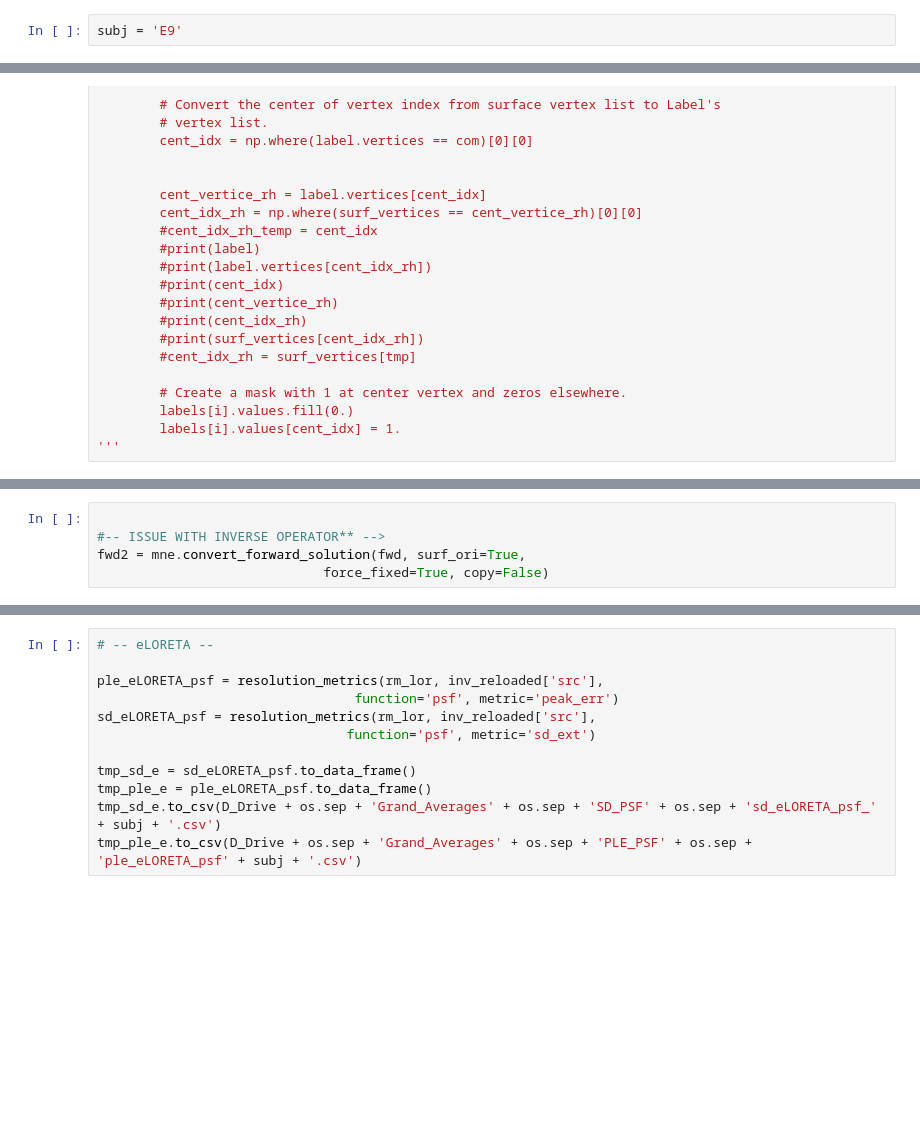
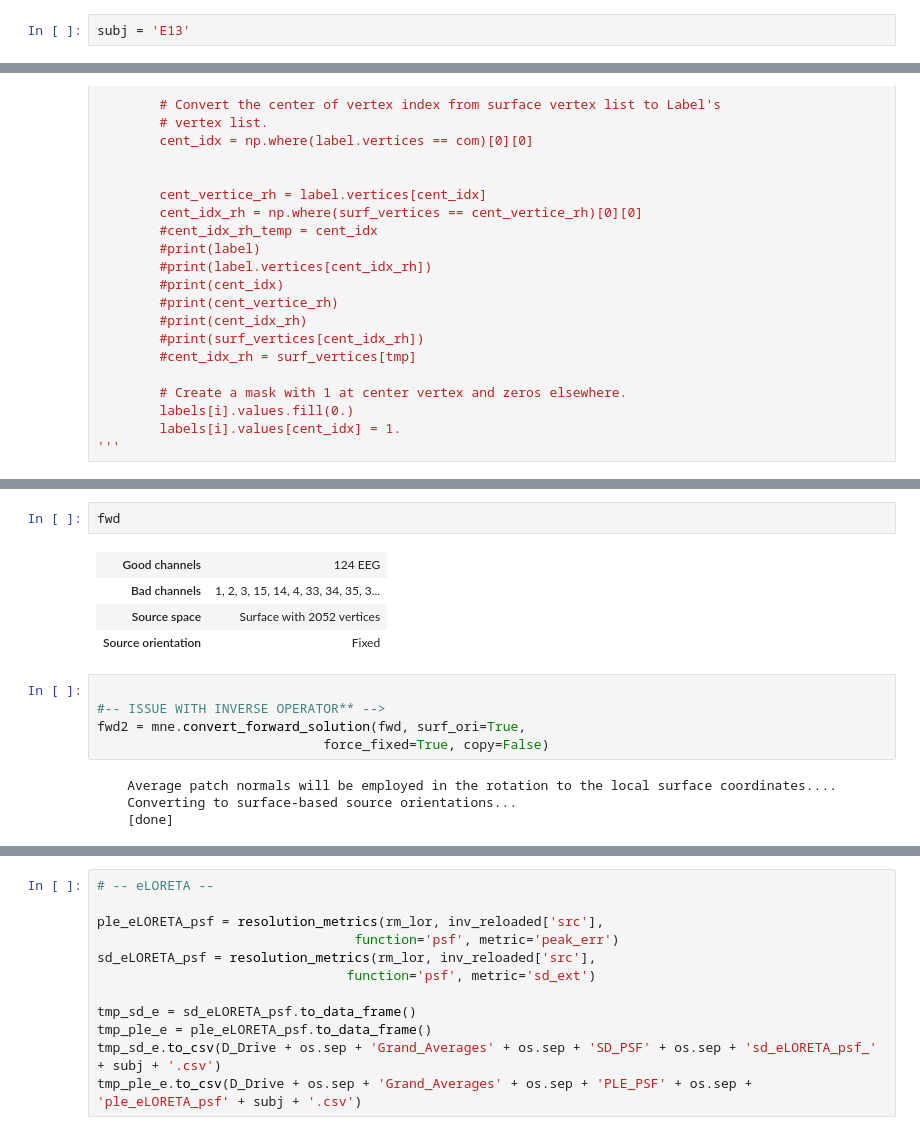
Before and after one commit to coganlab/Two_Beep_EEG_SourceLocalization, a Jupyter notebook: pipeline_2.ipynb, the cells around one changed output, grey strips where cells are left out. Cells and saved outputs as stored; diff of their text form; blank space fills up the shorter version.

```diff
--- a/pipeline_2.ipynb
+++ b/pipeline_2.ipynb
@@ -718,5 +821,5 @@ raw2.save(pathlib.Path(D_Drive + os.sep + subj + os.sep + 'Digitization') / 'Cap
 # %%
-subj = 'E9'
+subj = 'E13'
 # %%
 #load in all the data  if skipping ahead
 reconst_raw = mne.io.read_raw_fif(D_Drive + os.sep + subj + os.sep + 'Digitization' + os.sep + 'Captrak_Digitization.fif')
@@ -948,8 +1244,19 @@ cov = mne.compute_covariance(epochs2, tmin=None, tmax=0.)
+# %%
+fwd
+# %% [output]
+| Good channels | 124 EEG |
+| Bad channels | 1, 2, 3, 15, 14, 4, 33, 34, 35, 3... |
+| Source space | Surface with 2052 vertices |
+| Source orientation | Fixed |
 # %%
 
 #-- ISSUE WITH INVERSE OPERATOR** -->
 fwd2 = mne.convert_forward_solution(fwd, surf_ori=True,
                              force_fixed=True, copy=False)
+# %% [output]
+    Average patch normals will be employed in the rotation to the local surface coordinates....
+    Converting to surface-based source orientations...
+    [done]
 # %%
 inv = mne.minimum_norm.make_inverse_operator(
     info=info, forward=fwd2, noise_cov=cov, loose=0.,
```
Also changed, not shown: parts of 51 cells of this notebook.
